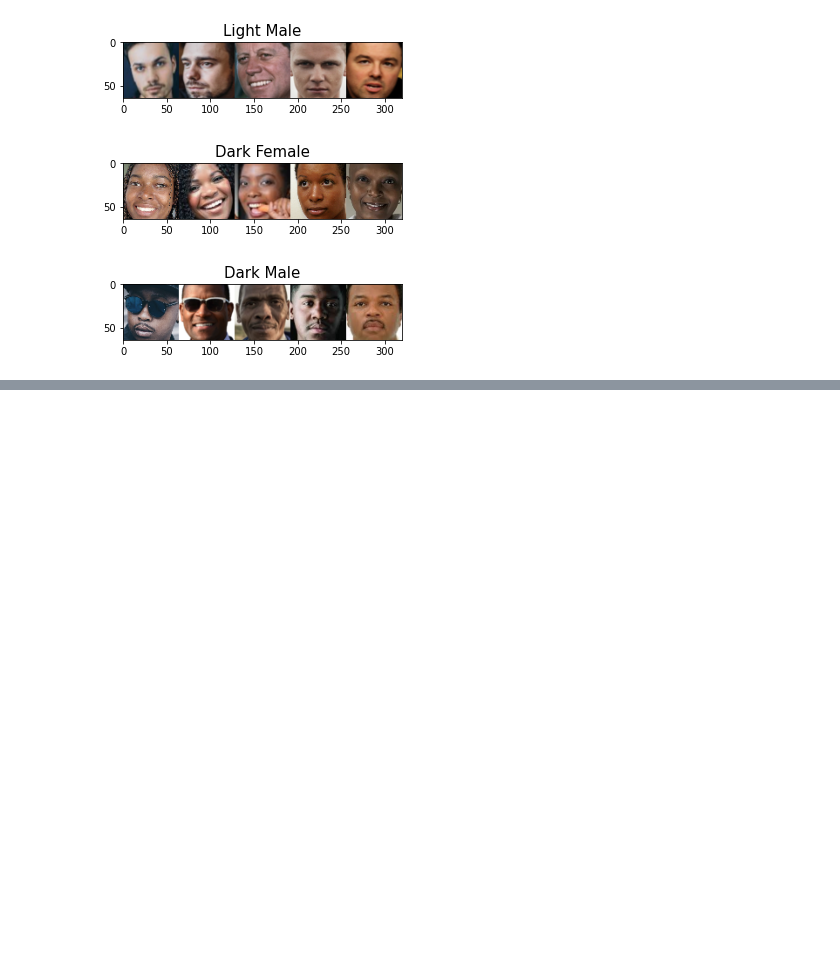
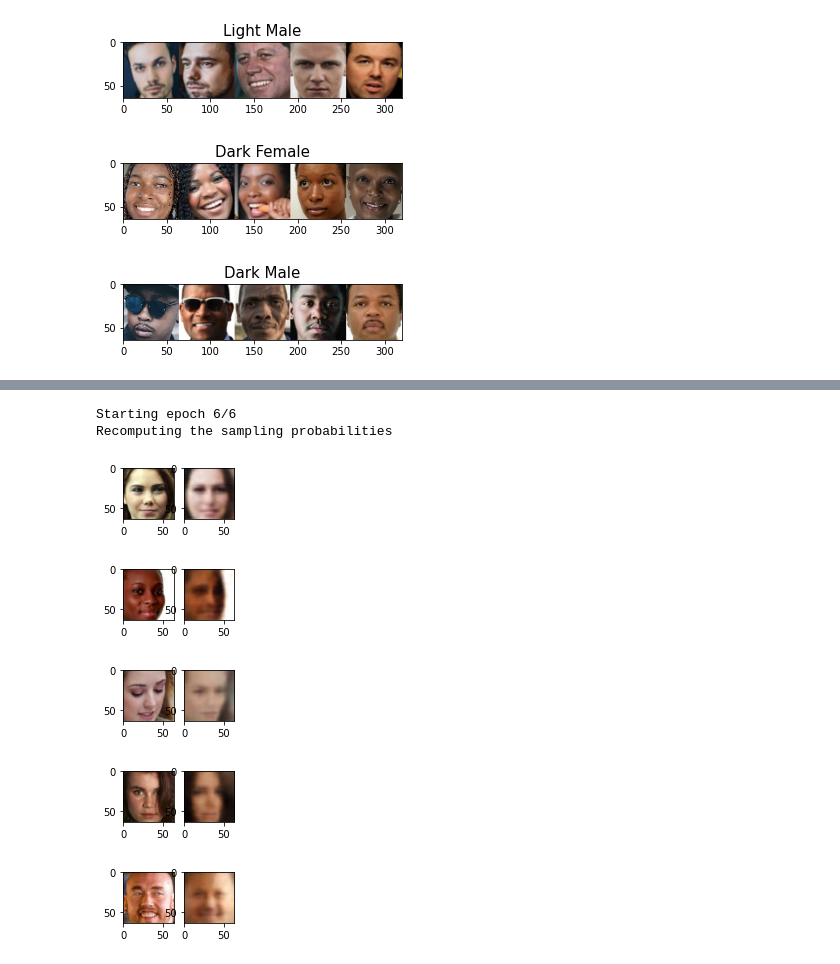
Before and after one commit to Mansoorinho/Deep-Learing-trainings, a Jupyter notebook: MNIST_Debiasing/lab2_Debiasing.ipynb, the cells around one changed output, grey strips where cells are left out. Drawn from its saved outputs; the diff is of its cells as text; code cells hidden in the pictures; blank space fills up the shorter version.

Commit message:
DBVAE completed

```diff
--- a/MNIST_Debiasing/lab2_Debiasing.ipynb
+++ b/MNIST_Debiasing/lab2_Debiasing.ipynb
@@ -179,0 +380,11 @@ plt.title("Standard classifier predictions");
+# %%
+# Function to return the means for an input image batch
+def get_latent_mu(images, dbvae, batch_size=1024):
+  N = images.shape[0]
+  mu = np.zeros((N, latent_dim))
+  for start_ind in range(0, N, batch_size):
+    end_ind = min(start_ind+batch_size, N+1)
+    batch = (images[start_ind:end_ind]).astype(np.float32)/255.
+    _, batch_mu, _ = dbvae.encode(batch)
+    mu[start_ind:end_ind] = batch_mu
+  return mu
@@ -179,0 +439,69 @@ plt.title("Standard classifier predictions");
+# %%
+### Training the DB-VAE ###
+
+# Hyperparameters
+batch_size = 32
+learning_rate = 5e-4
+latent_dim = 100
+
+# DB-VAE needs slightly more epochs to train since its more complex than
+# the standard classifier so we use 6 instead of 2
+num_epochs = 6
+
+# instantiate a new DB-VAE model and optimizer
+dbvae = DB_VAE(100)
+optimizer = tf.keras.optimizers.Adam(learning_rate)
+
+# To define the training operation, we will use tf.function which is a powerful tool
+#   that lets us turn a Python function into a TensorFlow computation graph.
+@tf.function
+def debiasing_train_step(x, y):
+
+  with tf.GradientTape() as tape:
+    # Feed input x into dbvae. Note that this is using the DB_VAE call function!
+    y_logit, z_mean, z_logsigma, x_recon = dbvae(x)
+
+    '''TODO: call the DB_VAE loss function to compute the loss'''
+    loss, class_loss = debiasing_loss_function(x, x_recon, y, y_logit, z_mean, z_logsigma) # TODO
+
+  '''TODO: use the GradientTape.gradient method to compute the gradients.
+     Hint: this is with respect to the trainable_variables of the dbvae.'''
+  grads = tape.gradient(loss, dbvae.trainable_variables) # TODO
+
+  # apply gradients to variables
+  optimizer.apply_gradients(zip(grads, dbvae.trainable_variables))
+  return loss
+
+# get training faces from data loader
+all_faces = loader.get_all_train_faces()
+
+if hasattr(tqdm, '_instances'): tqdm._instances.clear() # clear if it exists
+
+# The training loop -- outer loop iterates over the number of epochs
+for i in range(num_epochs):
+
+  IPython.display.clear_output(wait=True)
+  print("Starting epoch {}/{}".format(i+1, num_epochs))
+
+  # Recompute data sampling proabilities
+  '''TODO: recompute the sampling probabilities for debiasing'''
+  p_faces = get_training_sample_probabilities(all_faces, dbvae) # TODO
+
+  # get a batch of training data and compute the training step
+  for j in tqdm(range(loader.get_train_size() // batch_size)):
+    # load a batch of data
+    (x, y) = loader.get_batch(batch_size, p_pos=p_faces)
+    # loss optimization
+    loss = debiasing_train_step(x, y)
+
+    # plot the progress every 200 steps
+    if j % 500 == 0:
+      mdl.util.plot_sample(x, y, dbvae)
+# %% [output]
+Starting epoch 6/6
+Recomputing the sampling probabilities
+[figure, added]
+[figure, added]
+[figure, added]
+[figure, added]
+[figure, added]
```
Also changed, not shown: parts of 20 cells of this notebook.
